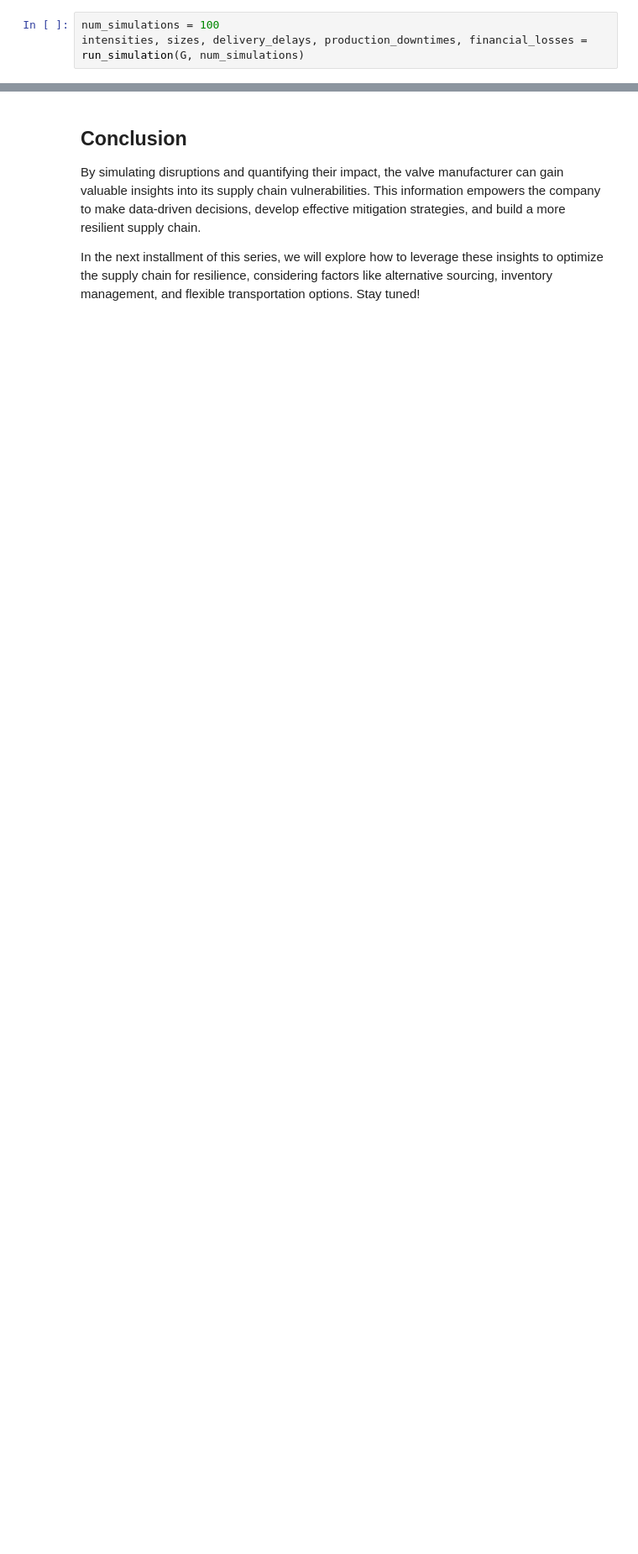
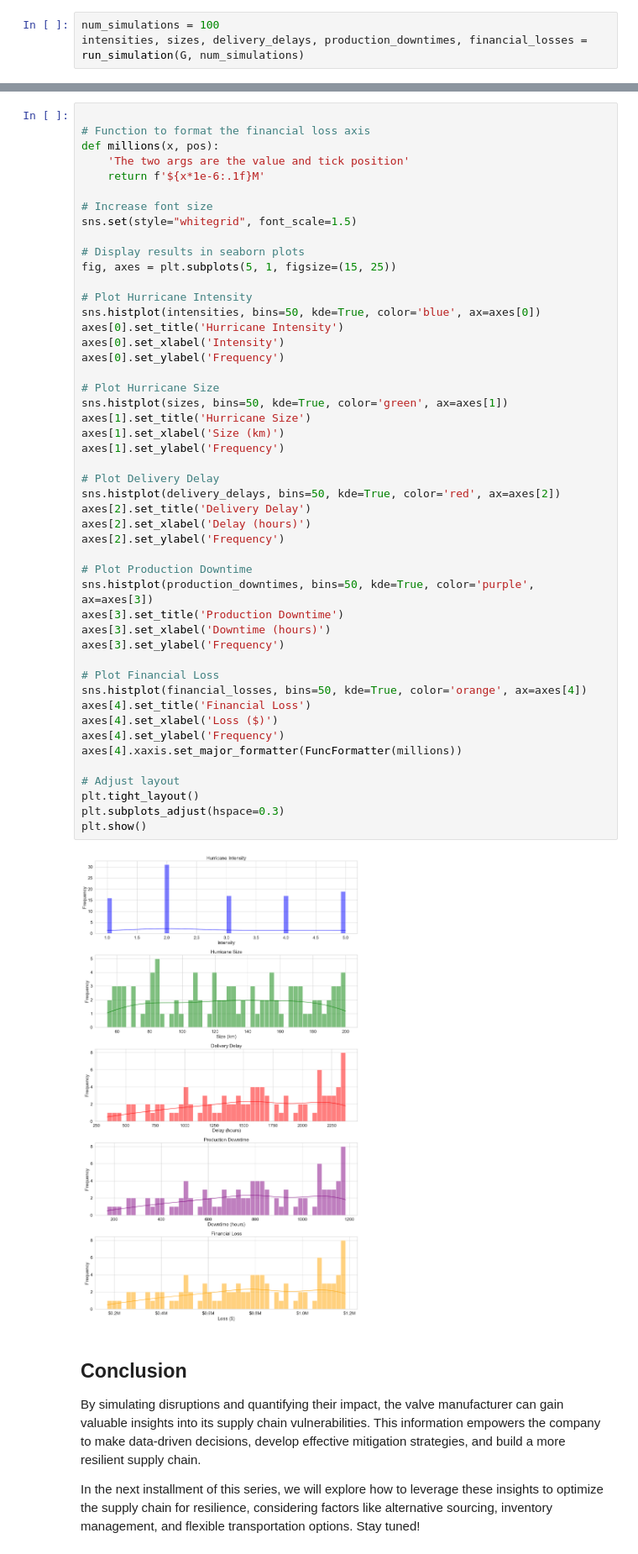
Before and after one commit to VadarAlpha/blog-posts, a Jupyter notebook: notebooks/decision_making_under_risk_part_2.ipynb, the cells around one changed output, grey strips where cells are left out. Shown at 84% size. Saved outputs shown, nothing was run; the diff lists cells and outputs as text; blank space fills up the shorter version.

Commit message:
formatted the charts

```diff
--- a/notebooks/decision_making_under_risk_part_2.ipynb
+++ b/notebooks/decision_making_under_risk_part_2.ipynb
@@ -289,3 +216,53 @@ Develop Interactive Dashboards: Consider creating interactive dashboards that al
+# %%
+
+# Function to format the financial loss axis
+def millions(x, pos):
+    'The two args are the value and tick position'
+    return f'${x*1e-6:.1f}M'
+
+# Increase font size
+sns.set(style="whitegrid", font_scale=1.5)
+
+# Display results in seaborn plots
+fig, axes = plt.subplots(5, 1, figsize=(15, 25))
+
+# Plot Hurricane Intensity
+sns.histplot(intensities, bins=50, kde=True, color='blue', ax=axes[0])
+axes[0].set_title('Hurricane Intensity')
+axes[0].set_xlabel('Intensity')
+axes[0].set_ylabel('Frequency')
+
+# Plot Hurricane Size
+sns.histplot(sizes, bins=50, kde=True, color='green', ax=axes[1])
+axes[1].set_title('Hurricane Size')
+axes[1].set_xlabel('Size (km)')
+axes[1].set_ylabel('Frequency')
+
+# Plot Delivery Delay
+sns.histplot(delivery_delays, bins=50, kde=True, color='red', ax=axes[2])
+axes[2].set_title('Delivery Delay')
+axes[2].set_xlabel('Delay (hours)')
+axes[2].set_ylabel('Frequency')
+
+# Plot Production Downtime
+sns.histplot(production_downtimes, bins=50, kde=True, color='purple', ax=axes[3])
+axes[3].set_title('Production Downtime')
+axes[3].set_xlabel('Downtime (hours)')
+axes[3].set_ylabel('Frequency')
+
+# Plot Financial Loss
+sns.histplot(financial_losses, bins=50, kde=True, color='orange', ax=axes[4])
+axes[4].set_title('Financial Loss')
+axes[4].set_xlabel('Loss ($)')
+axes[4].set_ylabel('Frequency')
+axes[4].xaxis.set_major_formatter(FuncFormatter(millions))
+
+# Adjust layout
+plt.tight_layout()
+plt.subplots_adjust(hspace=0.3)
+plt.show()
+# %% [output]
+[figure, added]
 # %% [markdown]
 ## Conclusion
 By simulating disruptions and quantifying their impact, the valve manufacturer can gain valuable insights into its supply chain vulnerabilities. This information empowers the company to make data-driven decisions, develop effective mitigation strategies, and build a more resilient supply chain.
```
Also changed, not shown: parts of 9 cells of this notebook.
